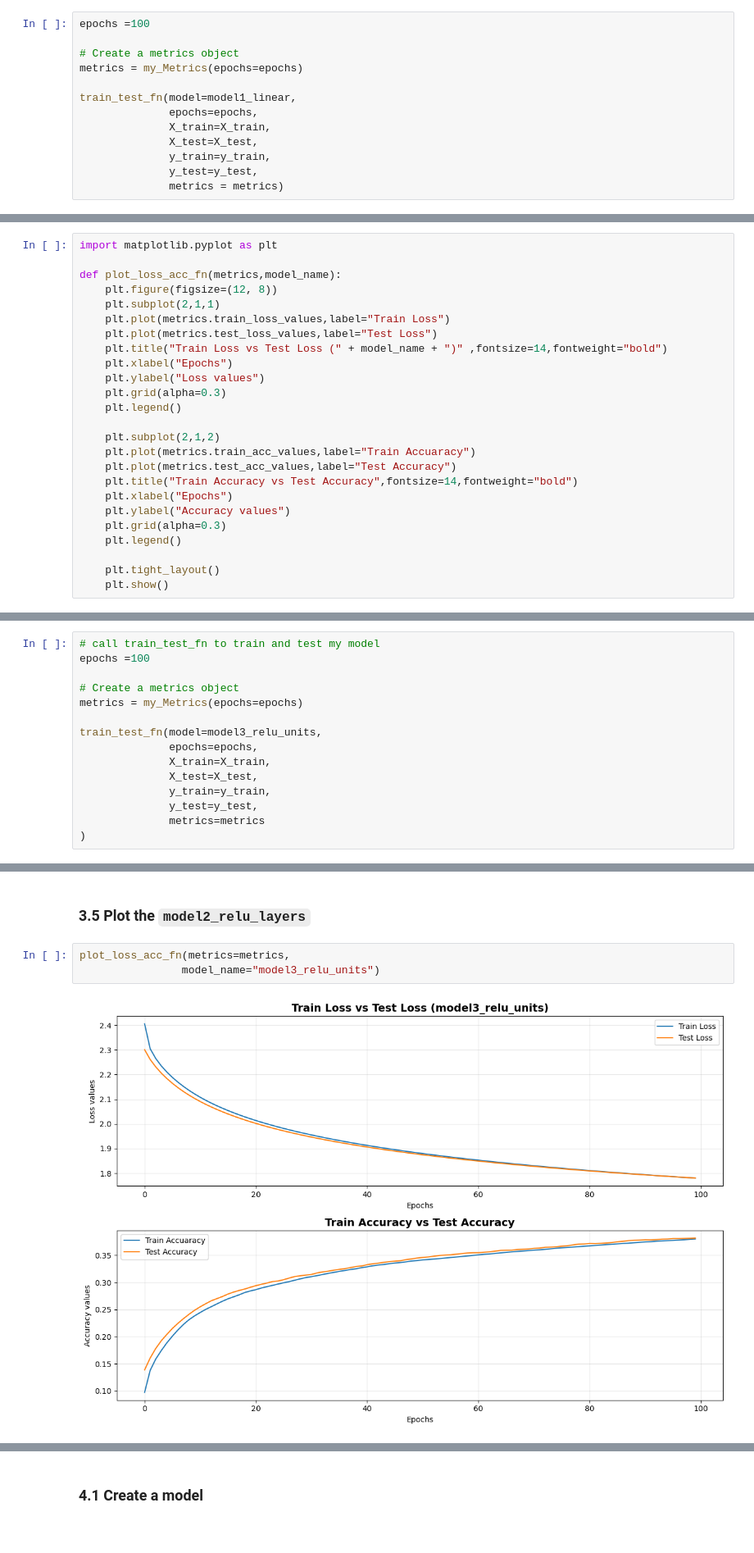
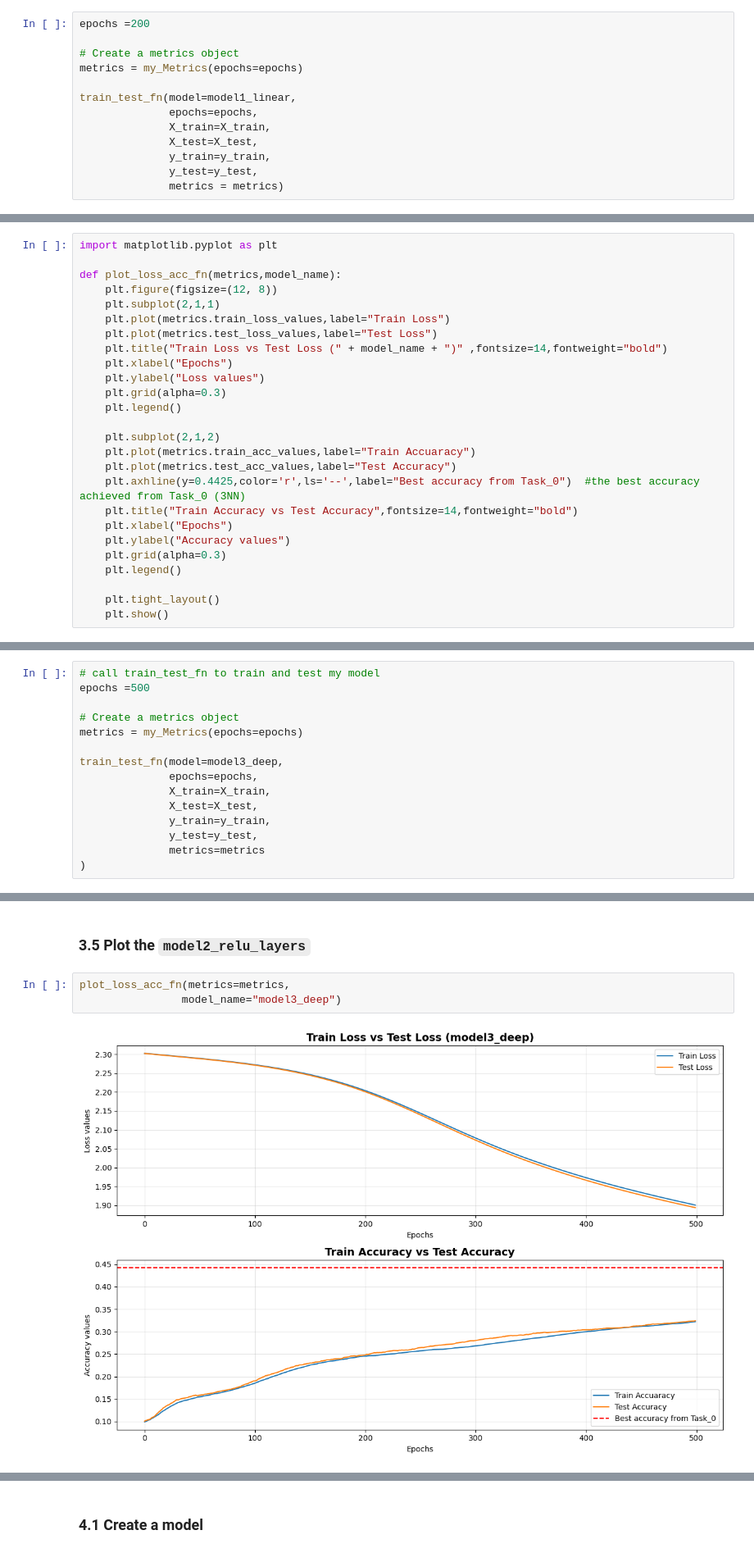
Before and after one commit to kounsolas/NeuralNetworks, a Jupyter notebook: Task_1.ipynb, the cells around one changed output, grey strips where cells are left out. Shown at 82% size. Drawn from its saved outputs; the diff is of its cells as text.

```diff
--- a/Task_1.ipynb
+++ b/Task_1.ipynb
@@ -217,7 +223,7 @@ def train_test_fn(model,epochs,X_train,X_test,y_train,y_test,metrics):
     total_time = end_time - start_time  # Calculate total time
     print(f"Training completed in: {total_time:.2f} seconds")
 # %%
-epochs =100
+epochs =200
 
 # Create a metrics object
 metrics = my_Metrics(epochs=epochs)
@@ -283,6 +289,7 @@ def plot_loss_acc_fn(metrics,model_name):
     plt.subplot(2,1,2)
     plt.plot(metrics.train_acc_values,label="Train Accuaracy")
     plt.plot(metrics.test_acc_values,label="Test Accuracy")
+    plt.axhline(y=0.4425,color='r',ls='--',label="Best accuracy from Task_0")  #the best accuracy achieved from Task_0 (3NN)
     plt.title("Train Accuracy vs Test Accuracy",fontsize=14,fontweight="bold")
     plt.xlabel("Epochs")
     plt.ylabel("Accuracy values")
@@ -448,12 +471,12 @@ optimizer = torch.optim.SGD(params = model3_relu_units.parameters(),
 ### 3.3 train and test loop
 # %%
 # call train_test_fn to train and test my model
-epochs =100
+epochs =500
 
 # Create a metrics object
 metrics = my_Metrics(epochs=epochs)
 
-train_test_fn(model=model3_relu_units,
+train_test_fn(model=model3_deep,
               epochs=epochs,
               X_train=X_train,
               X_test=X_test,
@@ -485,8 +508,8 @@ Saving model to:Ex1_Models\model3_relu_units.pth
 ### 3.5 Plot the `model2_relu_layers`
 # %%
 plot_loss_acc_fn(metrics=metrics,
-                model_name="model3_relu_units")
+                model_name="model3_deep")
 # %% [output]
-[figure, old version]
+[figure, new version]
 # %% [markdown]
 ### 3.6 Conclusion for `model3_relu_layers`
```
Also changed, not shown: parts of 36 cells of this notebook, 7 other files.
